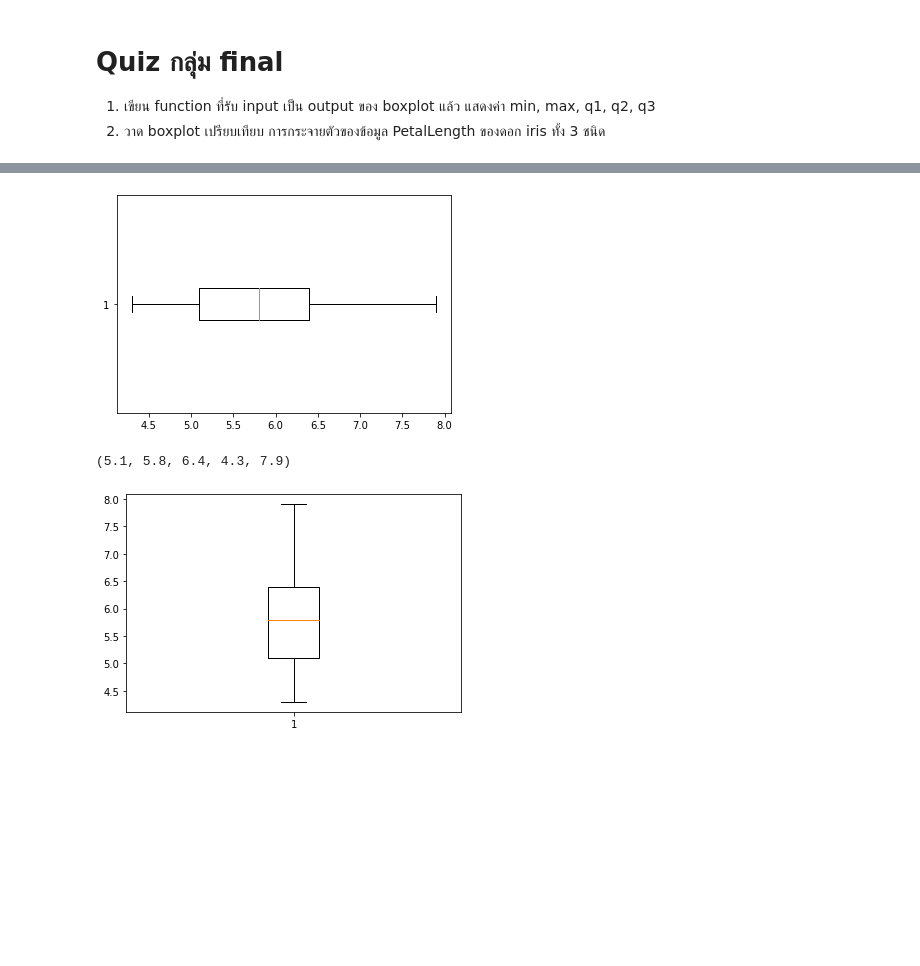
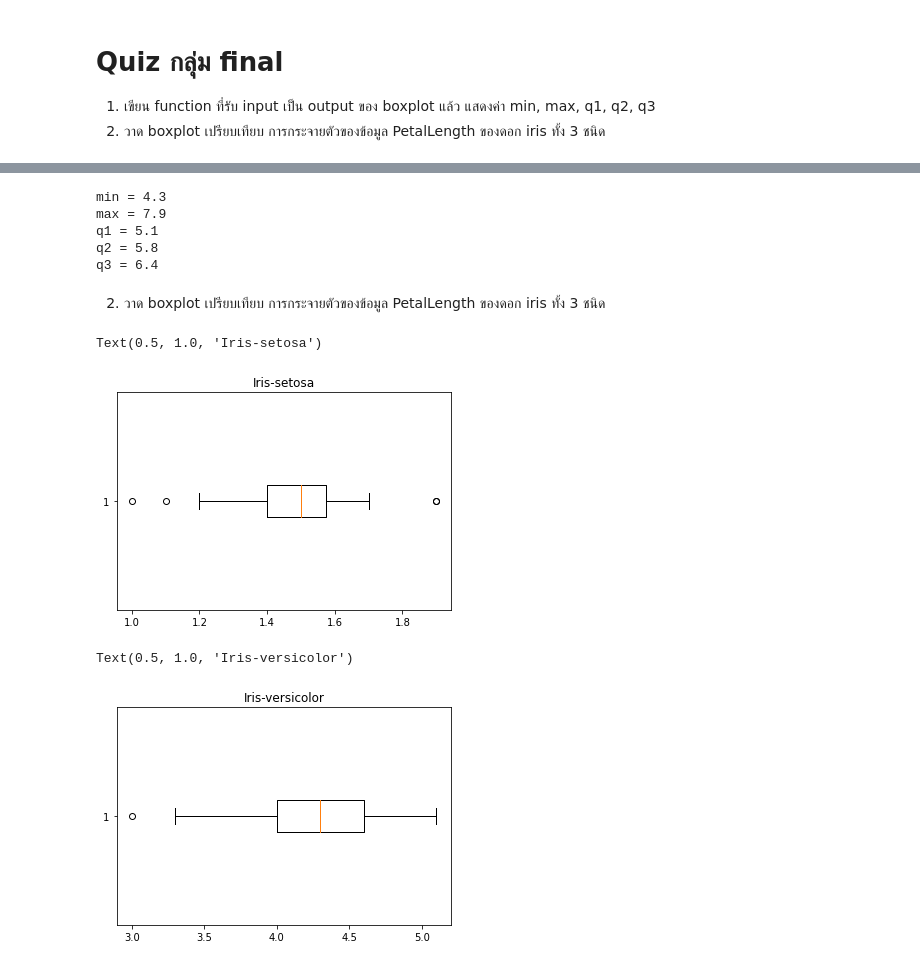
Before and after one commit to Athitiya00/data_viz_2022, a Jupyter notebook: DataViz02_Data_Distribution.ipynb, the cells around one changed output, grey strips where cells are left out. Cells and saved outputs as stored; diff of their text form; code cells hidden in the pictures; blank space fills up the shorter version.

```diff
--- a/DataViz02_Data_Distribution.ipynb
+++ b/DataViz02_Data_Distribution.ipynb
@@ -309,12 +302,22 @@ def box_vals(box_out_dict, vert = False):
-# %%
-data = plt.boxplot(df['SepalLength'],vert=False)
-# %% [output]
-[figure, removed]
-# %%
-box_vals(data,vert=False)
-# %% [output]
-(5.1, 5.8, 6.4, 4.3, 7.9)
-# %%
-x=plt.boxplot(df['SepalLength'])
-# %% [output]
-[figure, removed]
+# %%
+box_vals(ybp)
+# %% [output]
+min = 4.3
+max = 7.9
+q1 = 5.1
+q2 = 5.8
+q3 = 6.4
+# %% [markdown]
+2. วาด boxplot เปรียบเทียบ การกระจายตัวของข้อมูล PetalLength ของดอก iris ทั้ง 3 ชนิด
+# %%
+setsosa = plt.boxplot(df['PetalLength'][:50],vert=False)  #vert=False แนวนอน  #50 ดอกแรก setosa
+plt.title('Iris-setosa') #สร้างชื่อกราฟ เป็น Iris-setosa
+# %% [output]
+Text(0.5, 1.0, 'Iris-setosa')
+[figure, added]
+# %%
+versicolor = plt.boxplot(df['PetalLength'][51:100],vert=False)  #ดอกที่ 51-100 versicolo
+plt.title('Iris-versicolor') #สร้างชื่อกราฟ เป็น Iris-versicolor
+# %% [output]
+Text(0.5, 1.0, 'Iris-versicolor')
+[figure, added]
```
Also changed, not shown: parts of 3 cells of this notebook.
